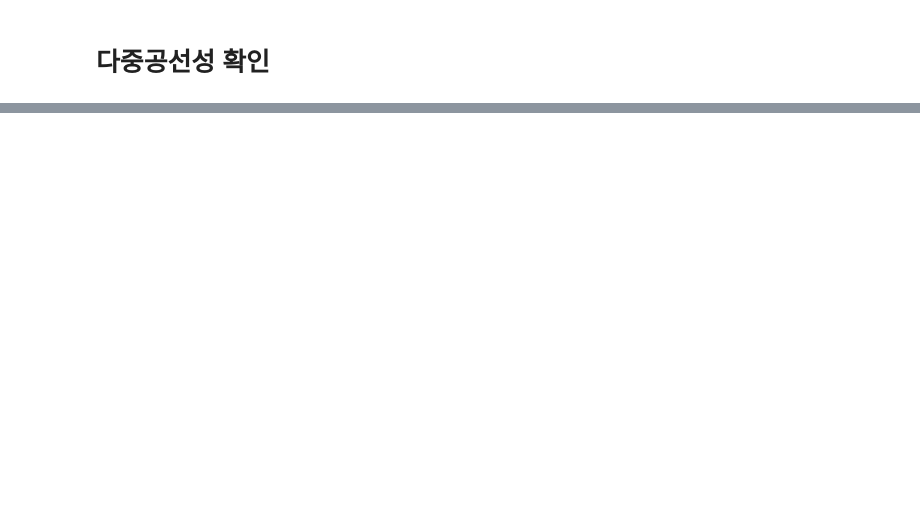
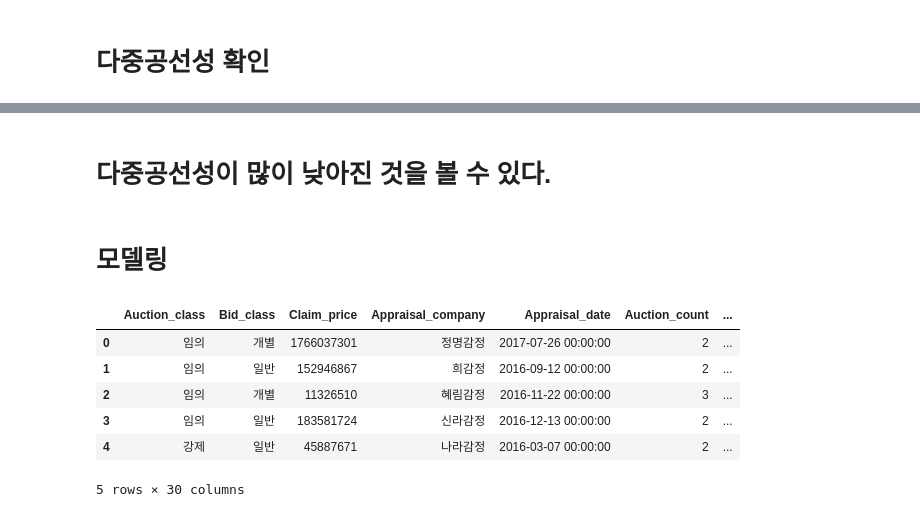
Before and after one commit to smothly/ToBigs, a Jupyter notebook: week2/linear_regression_HW/wk2_과제2.ipynb, the cells around one changed output, grey strips where cells are left out. Drawn from its saved outputs; the diff is of its cells as text; code cells hidden in the pictures; blank space fills up the shorter version.

```diff
--- a/week2/linear_regression_HW/wk2_과제2.ipynb
+++ b/week2/linear_regression_HW/wk2_과제2.ipynb
@@ -446,0 +530,14 @@ TypeError: ufunc 'isfinite' not supported for the input types, and the inputs co
+# %% [markdown]
+# 다중공선성이 많이 낮아진 것을 볼 수 있다.
+# %% [markdown]
+# 모델링
+# %%
+data.head()
+# %% [output]
+|  | Auction_class | Bid_class | Claim_price | Appraisal_company | Appraisal_date | Auction_count | ... |
+| 0 | 임의 | 개별 | 1766037301 | 정명감정 | 2017-07-26 00:00:00 | 2 | ... |
+| 1 | 임의 | 일반 | 152946867 | 희감정 | 2016-09-12 00:00:00 | 2 | ... |
+| 2 | 임의 | 개별 | 11326510 | 혜림감정 | 2016-11-22 00:00:00 | 3 | ... |
+| 3 | 임의 | 일반 | 183581724 | 신라감정 | 2016-12-13 00:00:00 | 2 | ... |
+| 4 | 강제 | 일반 | 45887671 | 나라감정 | 2016-03-07 00:00:00 | 2 | ... |
+5 rows × 30 columns
```
Also changed, not shown: parts of 20 cells of this notebook, 9 other files.
